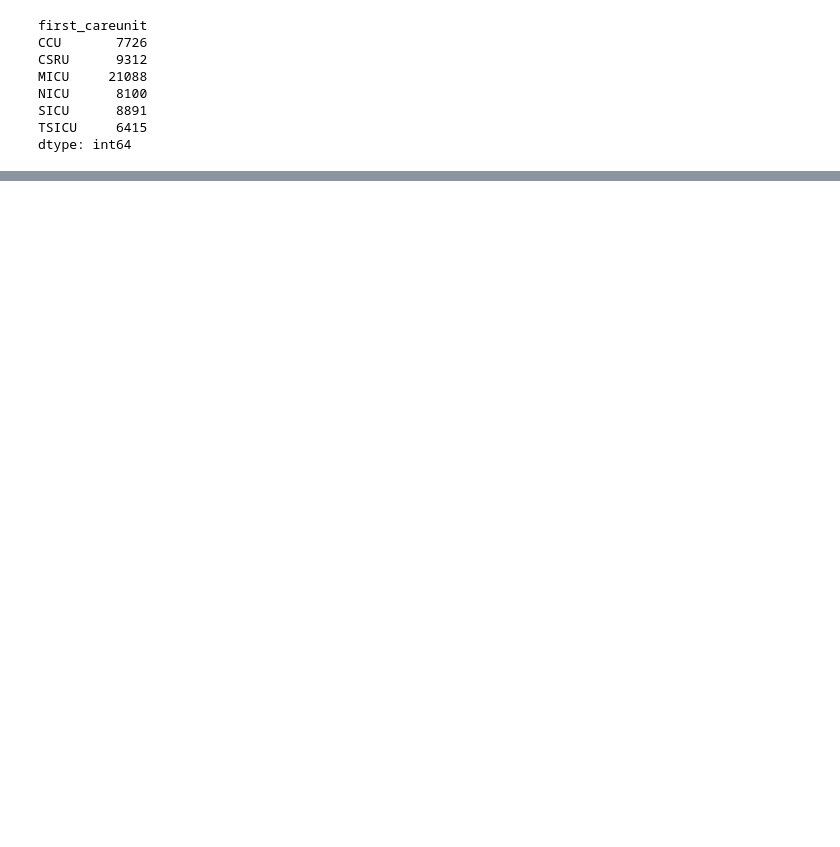
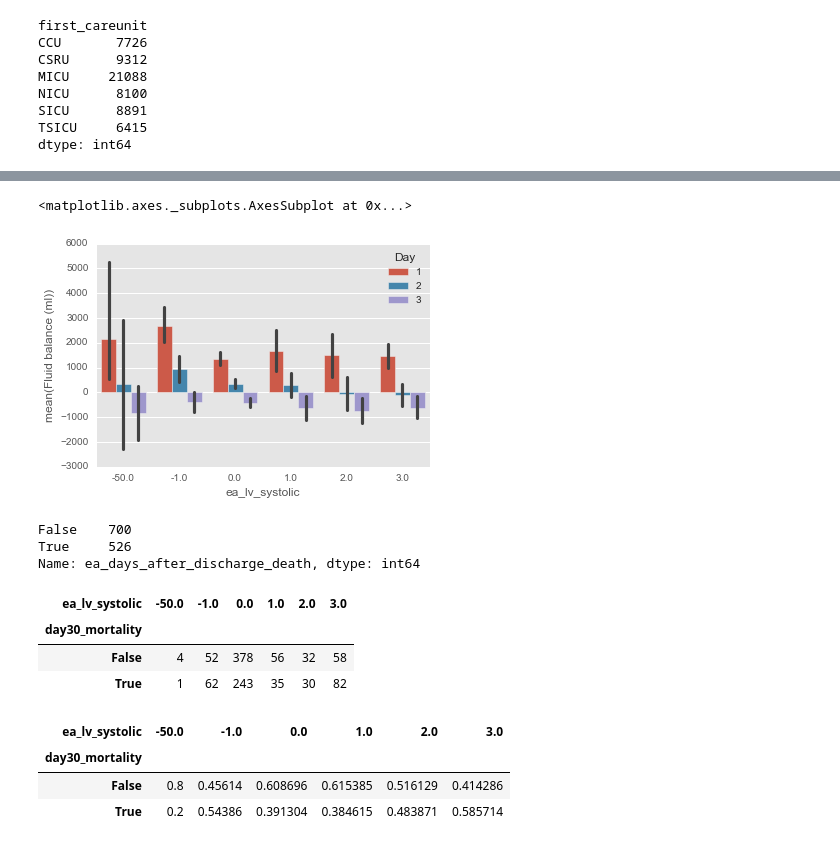
Before and after one commit to yhtgrace/echo, a Jupyter notebook: notebooks/170115_analysis_mx.ipynb, the cells around one changed output, grey strips where cells are left out. Drawn from its saved outputs; the diff is of its cells as text; code cells hidden in the pictures; blank space fills up the shorter version.

```diff
--- a/notebooks/170115_analysis_mx.ipynb
+++ b/notebooks/170115_analysis_mx.ipynb
@@ -104,0 +242,23 @@ day30_mortality = df.ea_days_after_discharge_death <= 30
+# %%
+to_plot = ef[['fl_day1_balance_ml', 'fl_day2_balance_ml', 'fl_day3_balance_ml']].stack().reset_index()
+to_plot.columns = ['row_id', 'Day', 'Fluid balance (ml)']
+to_plot.loc[to_plot['Day'] == 'fl_day1_balance_ml', 'Day'] = 1
+to_plot.loc[to_plot['Day'] == 'fl_day2_balance_ml', 'Day'] = 2
+to_plot.loc[to_plot['Day'] == 'fl_day3_balance_ml', 'Day'] = 3
+to_plot = to_plot.loc[to_plot['Fluid balance (ml)'] >= -7000]
+to_plot = pd.merge(to_plot, ef[['ea_lv_systolic']], left_on = 'row_id', right_index = True)
+to_plot = pd.merge(to_plot, ef[['ex_congestive_heart_failure']], left_on = 'row_id', right_index = True)
+to_plot = pd.merge(to_plot, ef[['day30_mortality']], left_on='row_id', right_index=True)
+to_plot = pd.merge(to_plot, ef[['mech_vent']], left_on='row_id', right_index=True)
+# %%
+sns.barplot(data = to_plot, x = 'ea_lv_systolic', y = 'Fluid balance (ml)', hue = 'Day')
+# %% [output]
+<matplotlib.axes._subplots.AxesSubplot at 0x...>
+[figure, added]
+# %%
+day30_mortality = ef.ea_days_after_discharge_death <= 30
+day30_mortality.value_counts()
+# %% [output]
+False    700
+True     526
+Name: ea_days_after_discharge_death, dtype: int64
@@ -104,0 +267,17 @@ day30_mortality = df.ea_days_after_discharge_death <= 30
+# %%
+table = ef.groupby(['day30_mortality', 'ea_lv_systolic']).size().unstack()
+table
+# %% [output]
+| ea_lv_systolic | -50.0 | -1.0 | 0.0 | 1.0 | 2.0 | 3.0 |
+| day30_mortality |  |  |  |  |  |  |
+| False | 4 | 52 | 378 | 56 | 32 | 58 |
+| True | 1 | 62 | 243 | 35 | 30 | 82 |
+# %%
+table = ef.groupby(['day30_mortality', 'ea_lv_systolic']).size().unstack()
+table /= table.sum(axis=0)
+table ## severely depressed and hyperdynamic have increased likelihood of death
+# %% [output]
+| ea_lv_systolic | -50.0 | -1.0 | 0.0 | 1.0 | 2.0 | 3.0 |
+| day30_mortality |  |  |  |  |  |  |
+| False | 0.8 | 0.45614 | 0.608696 | 0.615385 | 0.516129 | 0.414286 |
+| True | 0.2 | 0.54386 | 0.391304 | 0.384615 | 0.483871 | 0.585714 |
```
Also changed, not shown: parts of 33 cells of this notebook.
